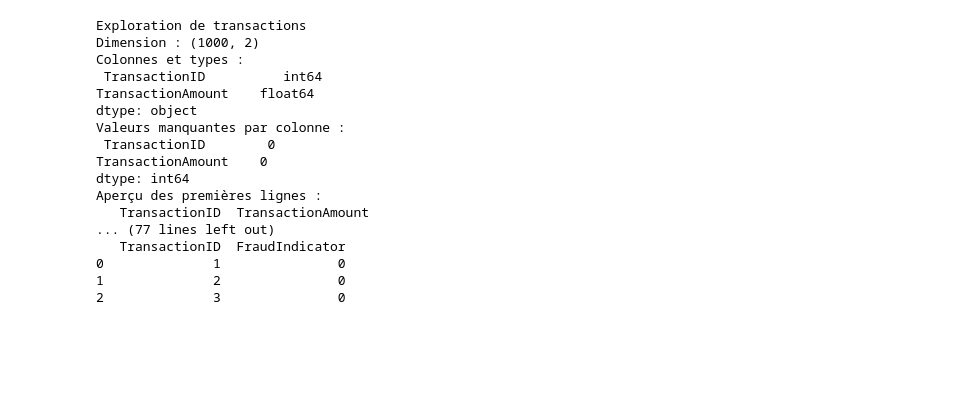
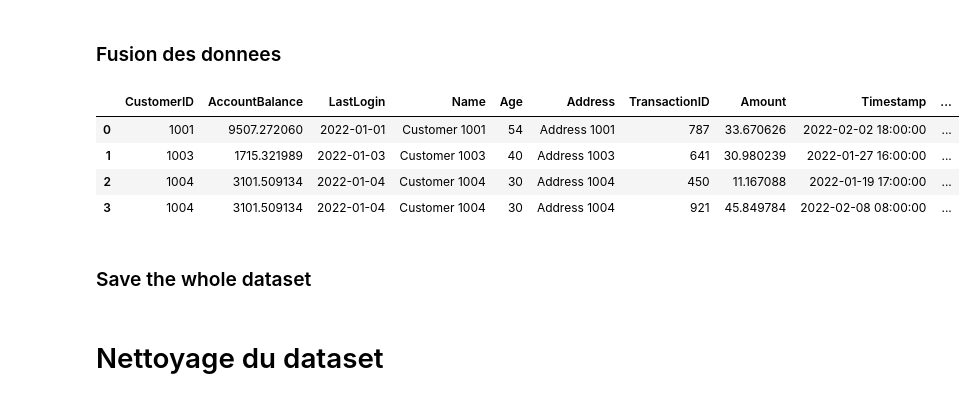
Before and after one commit to LarrySANDJO/PROJET_STATAPP, a Jupyter notebook: Notebooks/Data_Larry.ipynb, the cells around one changed output. Drawn from its saved outputs; the diff is of its cells as text; code cells hidden in the pictures; blank space fills up the shorter version.

```diff
--- a/Notebooks/Data_Larry.ipynb
+++ b/Notebooks/Data_Larry.ipynb
@@ -15,34 +7,0 @@ fraud_indic = pd.read_csv("https://raw.githubusercontent.com/Tharzalab/Temporair
-# %%
-# Rapide traitement des données
-def explore_df(df, name=""):
-    print(f"Exploration de {name}")
-    print("Dimension :", df.shape)
-    print("Colonnes et types :\n", df.dtypes)
-    print("Valeurs manquantes par colonne :\n", df.isnull().sum())
-    print("Aperçu des premières lignes :")
-    print(df.head(3))
-    print("\n\n")
-
-explore_df(transactions, "transactions")
-explore_df(customers, "customers")
-explore_df(merchants, "merchants")
-explore_df(transactions_categories, "transactions_categories")
-explore_df(fraud_indic, "fraud_indic")
-# %% [output]
-Exploration de transactions
-Dimension : (1000, 2)
-Colonnes et types :
- TransactionID          int64
-TransactionAmount    float64
-dtype: object
-Valeurs manquantes par colonne :
- TransactionID        0
-TransactionAmount    0
-dtype: int64
-Aperçu des premières lignes :
-   TransactionID  TransactionAmount
-... (77 lines left out)
-   TransactionID  FraudIndicator
-0              1               0
-1              2               0
-2              3               0
@@ -88,0 +8,44 @@ fraud_indic = preprocess_table(fraud_indic,
+# %%
+# Data
+
+## Customers
+customers_account_activity = pd.read_csv("/home/onyxia/PROJET_STATAPP/Data/Raws/account_activity.csv")
+customers_customer_data = pd.read_csv("/home/onyxia/PROJET_STATAPP/Data/Raws/customer_data.csv")
+
+## Fraudulents Patterns
+fraud_fraud_indicators = pd.read_csv("/home/onyxia/PROJET_STATAPP/Data/Raws/fraud_indicators.csv")
+fraud_suspicious_activity = pd.read_csv("/home/onyxia/PROJET_STATAPP/Data/Raws/suspicious_activity.csv")
+
+## Merchant
+merchants_merchant_data = pd.read_csv("/home/onyxia/PROJET_STATAPP/Data/Raws/merchant_data.csv")
+merchants_transaction_category_labels = pd.read_csv("/home/onyxia/PROJET_STATAPP/Data/Raws/transaction_category_labels.csv")
+
+## Transactions Amount
+transactions_amount_data = pd.read_csv("/home/onyxia/PROJET_STATAPP/Data/Raws/amount_data.csv")
+transactions_anomaly_scores = pd.read_csv("/home/onyxia/PROJET_STATAPP/Data/Raws/anomaly_scores.csv")
+
+## Transactions Data
+transactions_data_records = pd.read_csv("/home/onyxia/PROJET_STATAPP/Data/Raws/transaction_records.csv")
+transactions_data_metadata= pd.read_csv("/home/onyxia/PROJET_STATAPP/Data/Raws/transaction_metadata.csv")
+# %% [markdown]
+### Fusion des donnees
+# %%
+df = customers_account_activity
+df = df.merge(customers_customer_data, on = "CustomerID")
+df = df.merge(transactions_data_records, on = "CustomerID")
+df = df.merge(transactions_data_metadata, on = "TransactionID")
+df = df.merge(merchants_transaction_category_labels, on = "TransactionID")
+df = df.merge(merchants_merchant_data, on = "MerchantID")
+df = df.merge(transactions_amount_data, on = "TransactionID")
+df = df.merge(transactions_anomaly_scores, on = "TransactionID")
+df = df.merge(fraud_suspicious_activity, on = "CustomerID")
+df = df.merge(fraud_fraud_indicators, on = "TransactionID")
+df.head(4)
+# %% [output]
+|  | CustomerID | AccountBalance | LastLogin | Name | Age | Address | TransactionID | Amount | Timestamp | ... |
+| 0 | 1001 | 9507.272060 | 2022-01-01 | Customer 1001 | 54 | Address 1001 | 787 | 33.670626 | 2022-02-02 18:00:00 | ... |
+| 1 | 1003 | 1715.321989 | 2022-01-03 | Customer 1003 | 40 | Address 1003 | 641 | 30.980239 | 2022-01-27 16:00:00 | ... |
+| 2 | 1004 | 3101.509134 | 2022-01-04 | Customer 1004 | 30 | Address 1004 | 450 | 11.167088 | 2022-01-19 17:00:00 | ... |
+| 3 | 1004 | 3101.509134 | 2022-01-04 | Customer 1004 | 30 | Address 1004 | 921 | 45.849784 | 2022-02-08 08:00:00 | ... |
+# %% [markdown]
+### Save the whole dataset
@@ -88,0 +54,2 @@ fraud_indic = preprocess_table(fraud_indic,
+# %% [markdown]
+# Nettoyage du dataset
```
Also changed, not shown: parts of 22 cells of this notebook, 11 other files.
